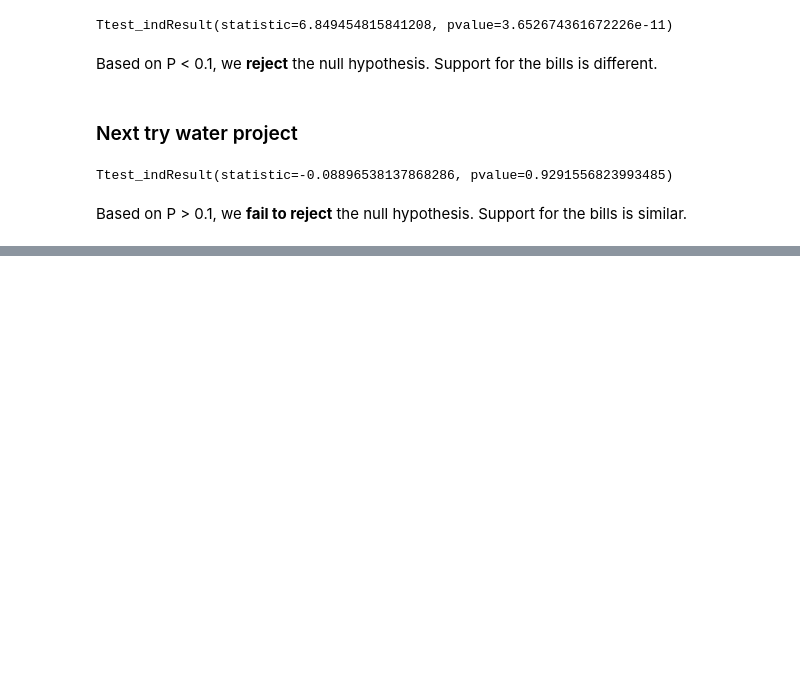
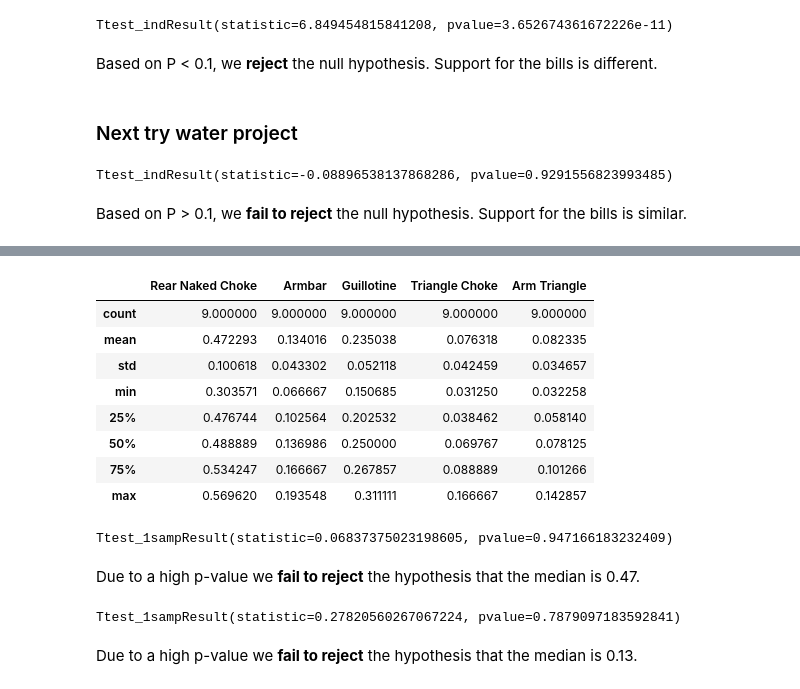
Before and after one commit to ekoly/DS-Unit-1-Sprint-2-Statistics, a Jupyter notebook: module1/LS_DS_121_Statistics_Probability_Assignment.ipynb, the cells around one changed output, grey strips where cells are left out. Cells and saved outputs as stored; diff of their text form; code cells hidden in the pictures; blank space fills up the shorter version.

```diff
--- a/module1/LS_DS_121_Statistics_Probability_Assignment.ipynb
+++ b/module1/LS_DS_121_Statistics_Probability_Assignment.ipynb
@@ -219,0 +245,12 @@ Based on P > 0.1, we **fail to reject** the null hypothesis. Support for the bil
+# %%
+df.describe()
+# %% [output]
+|  | Rear Naked Choke | Armbar | Guillotine | Triangle Choke | Arm Triangle |
+| count | 9.000000 | 9.000000 | 9.000000 | 9.000000 | 9.000000 |
+| mean | 0.472293 | 0.134016 | 0.235038 | 0.076318 | 0.082335 |
+| std | 0.100618 | 0.043302 | 0.052118 | 0.042459 | 0.034657 |
+| min | 0.303571 | 0.066667 | 0.150685 | 0.031250 | 0.032258 |
+| 25% | 0.476744 | 0.102564 | 0.202532 | 0.038462 | 0.058140 |
+| 50% | 0.488889 | 0.136986 | 0.250000 | 0.069767 | 0.078125 |
+| 75% | 0.534247 | 0.166667 | 0.267857 | 0.088889 | 0.101266 |
+| max | 0.569620 | 0.193548 | 0.311111 | 0.166667 | 0.142857 |
@@ -219,0 +259,12 @@ Based on P > 0.1, we **fail to reject** the null hypothesis. Support for the bil
+# %%
+ttest_1samp(df["Rear Naked Choke"], 0.47)
+# %% [output]
+Ttest_1sampResult(statistic=0.06837375023198605, pvalue=0.947166183232409)
+# %% [markdown]
+Due to a high p-value we **fail to reject** the hypothesis that the median is 0.47.
+# %%
+ttest_1samp(df["Armbar"], 0.13)
+# %% [output]
+Ttest_1sampResult(statistic=0.27820560267067224, pvalue=0.7879097183592841)
+# %% [markdown]
+Due to a high p-value we **fail to reject** the hypothesis that the median is 0.13.
```
Also changed, not shown: parts of 6 cells of this notebook.
